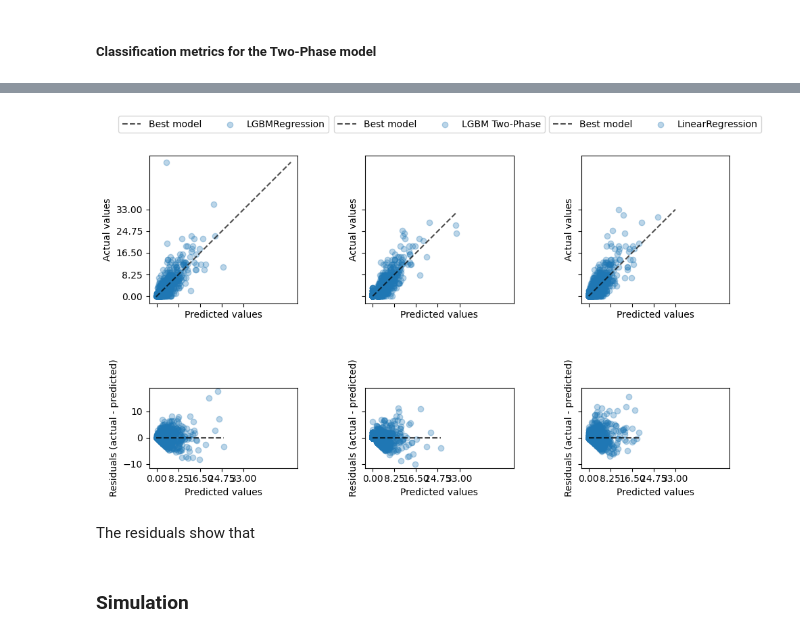
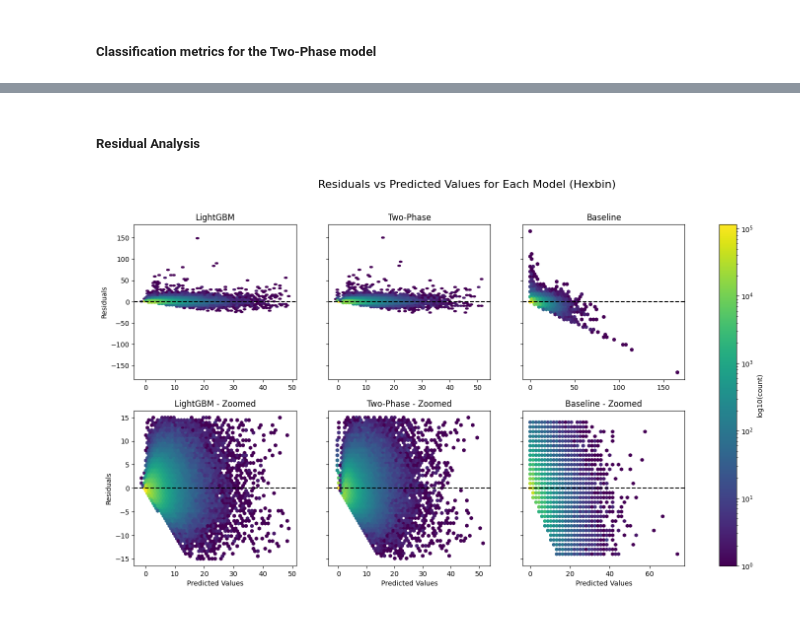
Before and after one commit to kainulj/helsinki-citybike-analysis, a Jupyter notebook: notebooks/03_predict_hourly_departures.ipynb, the cells around one changed output, grey strips where cells are left out. Drawn from its saved outputs; the diff is of its cells as text; code cells hidden in the pictures.

```diff
--- a/notebooks/03_predict_hourly_departures.ipynb
+++ b/notebooks/03_predict_hourly_departures.ipynb
@@ -871,35 +573,45 @@ For the last station, we can see as the values get smaller and hourly variation
-# %%
-from sklearn.metrics import PredictionErrorDisplay
-
-fig, axes = plt.subplots(nrows=2, ncols=3, figsize=(10, 7), sharex=True, sharey="row")
-
-plot_kinds = ["actual_vs_predicted", "residual_vs_predicted"]
-labels = ['LGBMRegression', 'LGBM Two-Phase', 'LinearRegression']
-
-for axis_idx, kind in enumerate(plot_kinds):
-    for ax, pred, label in zip(axes[axis_idx], [lgbm_preds, two_phase_preds, lin_preds], labels):
-        disp = PredictionErrorDisplay.from_predictions(
-            y_true=y_test,
-            y_pred=pred,
-            kind=kind,
-            scatter_kwargs={"alpha": 0.3},
-            ax=ax,
-        )
-        #ax.set_xticks(np.linspace(0, 60, num=5))
-        if axis_idx == 0:
-            #ax.set_yticks(np.linspace(0, 60, num=5))
-            ax.legend(
-                ["Best model", label],
-                loc="upper center",
-                bbox_to_anchor=(0.5, 1.3),
-                ncol=2,
-            )
-        ax.set_aspect("equal", adjustable="box")
-plt.tight_layout()
-plt.show()
-# %% [output]
-[figure, removed]
-# %% [markdown]
-The residuals show that
-# %% [markdown]
-### Simulation
+# %% [markdown]
+##### Residual Analysis
+# %%
+predictions = {
+    'LightGBM': lgbm_preds,
+    'Two-Phase': two_phase_preds,
+    'Baseline': baseline_preds
+}
+
+fig, axes = plt.subplots(2, 3, figsize=(18, 9), sharey='row')
+for i, (name, preds) in enumerate(predictions.items()):
+    residuals = y_test - preds
+    hb = axes[0, i].hexbin(
+        preds, residuals,
+        gridsize=50,
+        bins='log',
+        mincnt=1
+    )
+    axes[0, i].axhline(0, color='black', linestyle='--')
+    axes[0, i].set_title(f"{name}")
+    mask = np.abs(residuals) < 15
+
+    hb = axes[1, i].hexbin(
+        preds[mask], residuals[mask],
+        gridsize=50,
+        bins='log',
+        mincnt=1
+    )
+
+    axes[1, i].axhline(0, color='black', linestyle='--')
+    axes[1, i].set_xlabel("Predicted Values")
+    axes[1, i].set_title(f"{name} - Zoomed")
+
+    if i == 0:
+        axes[0, i].set_ylabel("Residuals")
+        axes[1, i].set_ylabel("Residuals")
+
+# Add a single shared colorbar for all subplots
+cb = fig.colorbar(hb, ax=axes.ravel().tolist())
+cb.set_label('log10(count)')
+
+plt.suptitle("Residuals vs Predicted Values for Each Model (Hexbin)", fontsize=16)
+plt.show()
+# %% [output]
+[figure, added]
```
Also changed, not shown: parts of 63 cells of this notebook, 3 other files.
